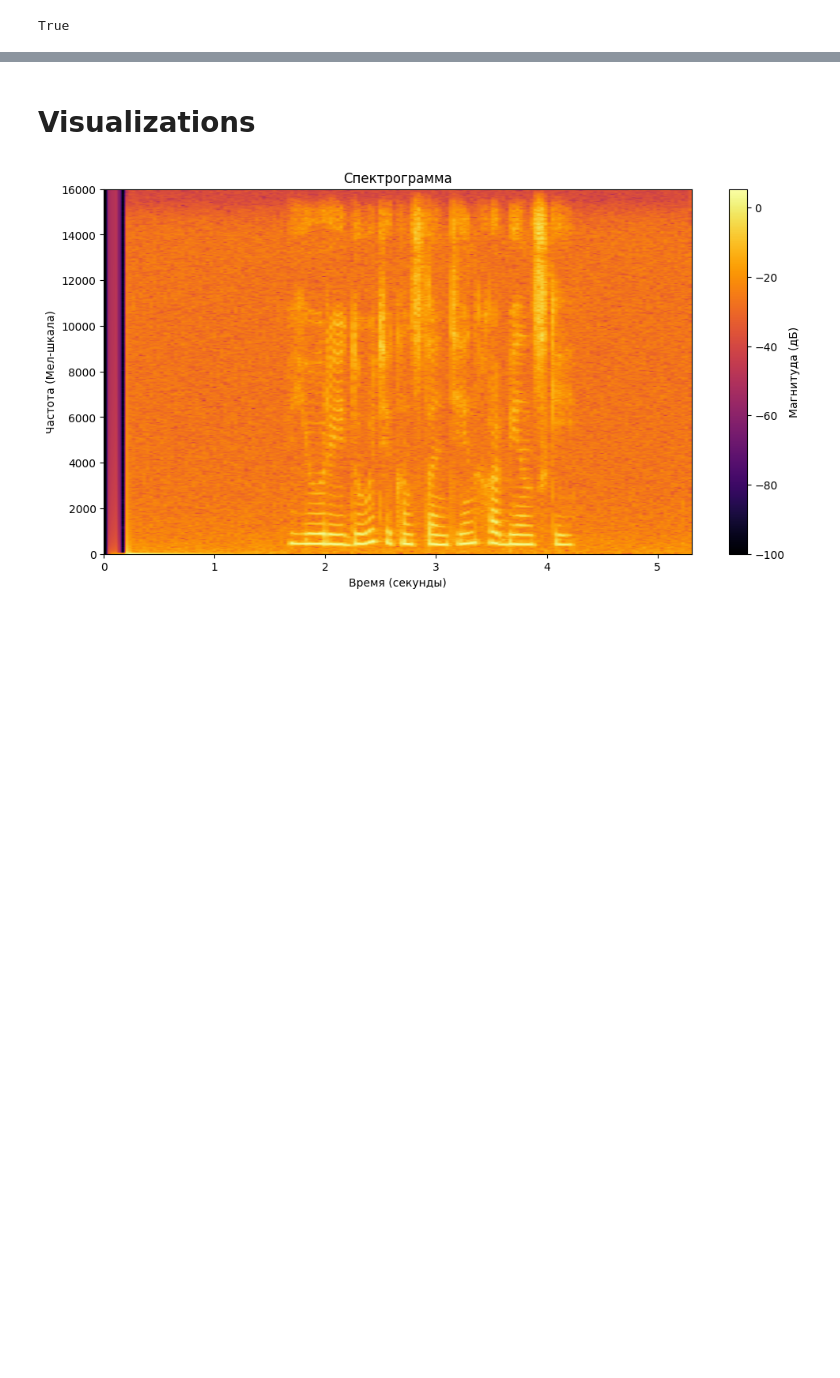
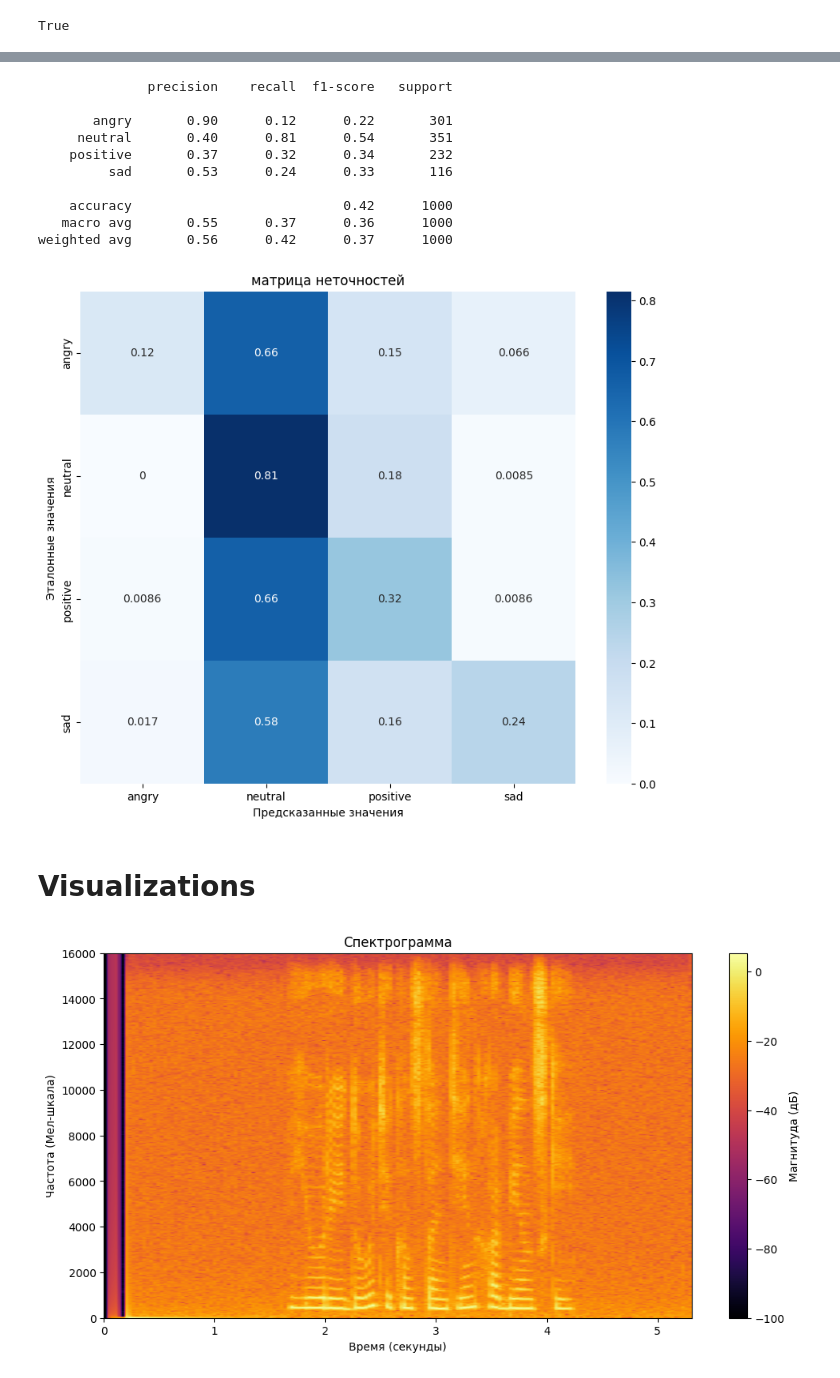
Before and after one commit to Kislv/MastersDegreeProject, a Jupyter notebook: test_hypotheses.ipynb, the cells around one changed output, grey strips where cells are left out. Cells and saved outputs as stored; diff of their text form; code cells hidden in the pictures; blank space fills up the shorter version.

```diff
--- a/test_hypotheses.ipynb
+++ b/test_hypotheses.ipynb
@@ -1082,7 +1149,7 @@ raw_crowd_test.head()
 | 3 | c6852b0925797612d7b6724da8cbe7b4 | wavs/c6852b0925797612d7b6724da8cb... | 8.58 | neutral | NaN | 858305a5450b7bd1288ba0053b1cd1c1 | открой в браузере ennio morricone | neutral | ... |
 | 4 | 0166f65a30354db8282682b1a280e64c | wavs/0166f65a30354db8282682b1a280... | 3.70 | sad | NaN | a5562e26cd8f1949488a2d1e1e549d97 | каким стал сбер | neutral | ... |
 # %%
-X_TRAIN_SIZE:int = int(1e4)
+X_TRAIN_SIZE:int = int(5e3)
 X_TEST_FRACTION:float = 0.2
 X_train = raw_crowd_ds_2_text_emotion_df(raw_crowd_train)[:X_TRAIN_SIZE]
 X_train.head()
@@ -1238,0 +1308,9 @@ Emotion: sadness, Score: 0.72
+# %%
+def rubert_tiny2_to_dusha_emotion_code(
+    text:str,
+    label_field_name:str = LABEL_FILED_NAME,
+    model_pipe: transformers.pipelines.text_classification.TextClassificationPipeline = rubert_tiny2,
+    )->int:
+    return RuBERTTine2Emotion_name_2_Dusha_emotion(model_pipe(text)[0][label_field_name])
+
+rubert_tiny2_to_dusha_emotion_code(text='Мне очень нравится эта идея!')
@@ -1345,0 +1462,3 @@ Name: count, dtype: int64
+# %%
+X_test[TRANSCRIBED_KEYWORD] = X_test[TRANSCRIBED_KEYWORD].apply(lambda x: EMPTY.join(x))
+X_test[TRANSCRIBED_KEYWORD].head()
@@ -1345,0 +1472,2 @@ Name: count, dtype: int64
+# %%
+X_test[RUBERT_TINY2_MODEL_NAME] = X_test[TRANSCRIBED_KEYWORD].progress_apply(rubert_tiny2_to_dusha_emotion_code)
@@ -1350,3 +1514,21 @@ True
+# %%
+show_all_classification_metrics(
+    y_true=X_test[SPEAKER_EMOTION_FIELD_NAME],
+    y_pred=X_test[RUBERT_TINY2_MODEL_NAME],
+    class_names=dusha_class_names,
+)
+# %% [output]
+              precision    recall  f1-score   support
+
+       angry       0.90      0.12      0.22       301
+     neutral       0.40      0.81      0.54       351
+    positive       0.37      0.32      0.34       232
+         sad       0.53      0.24      0.33       116
+
+    accuracy                           0.42      1000
+   macro avg       0.55      0.37      0.36      1000
+weighted avg       0.56      0.42      0.37      1000
+[figure, added]
 # %% [markdown]
 # Visualizations
 # %%
```
Also changed, not shown: parts of 28 cells of this notebook, 7 other files.
